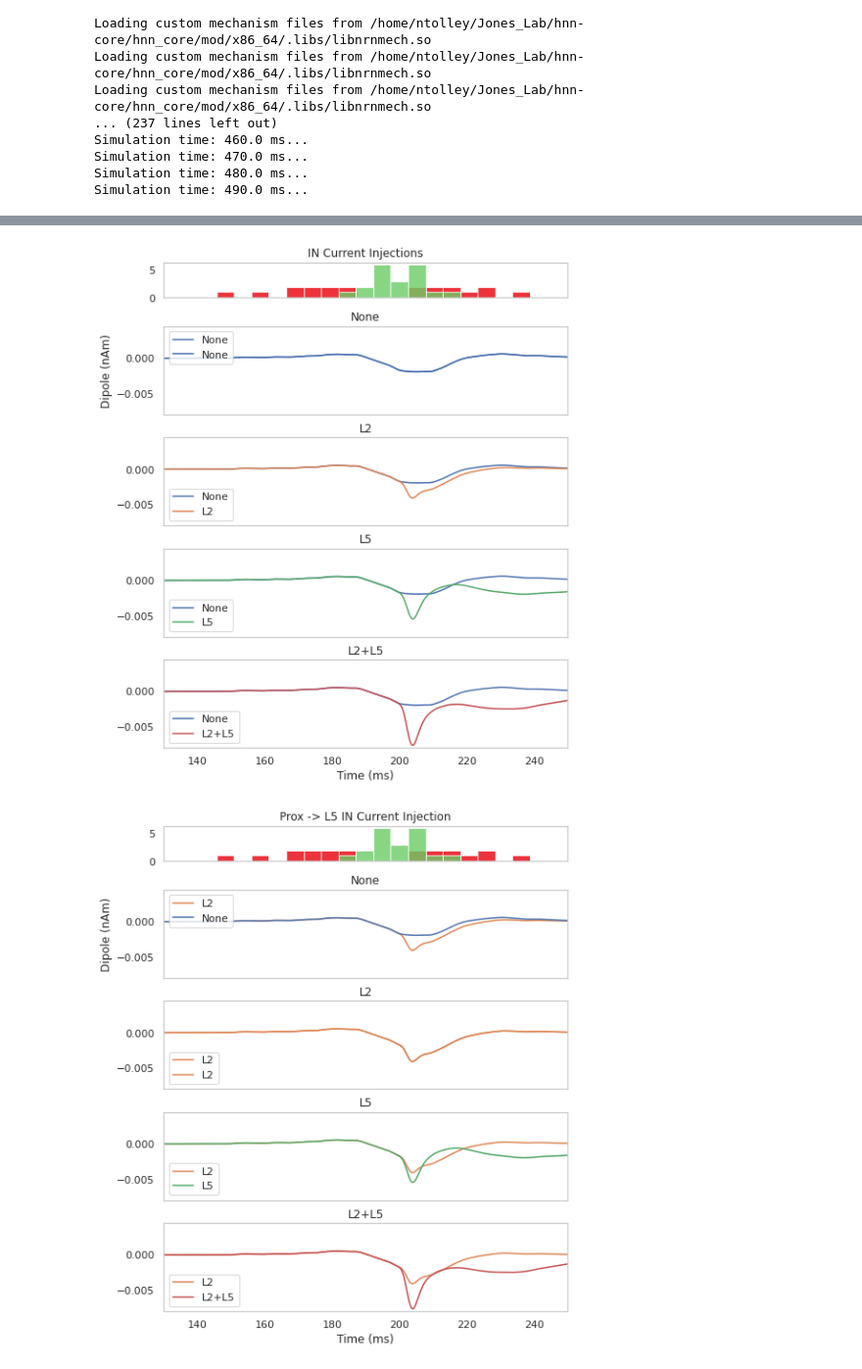
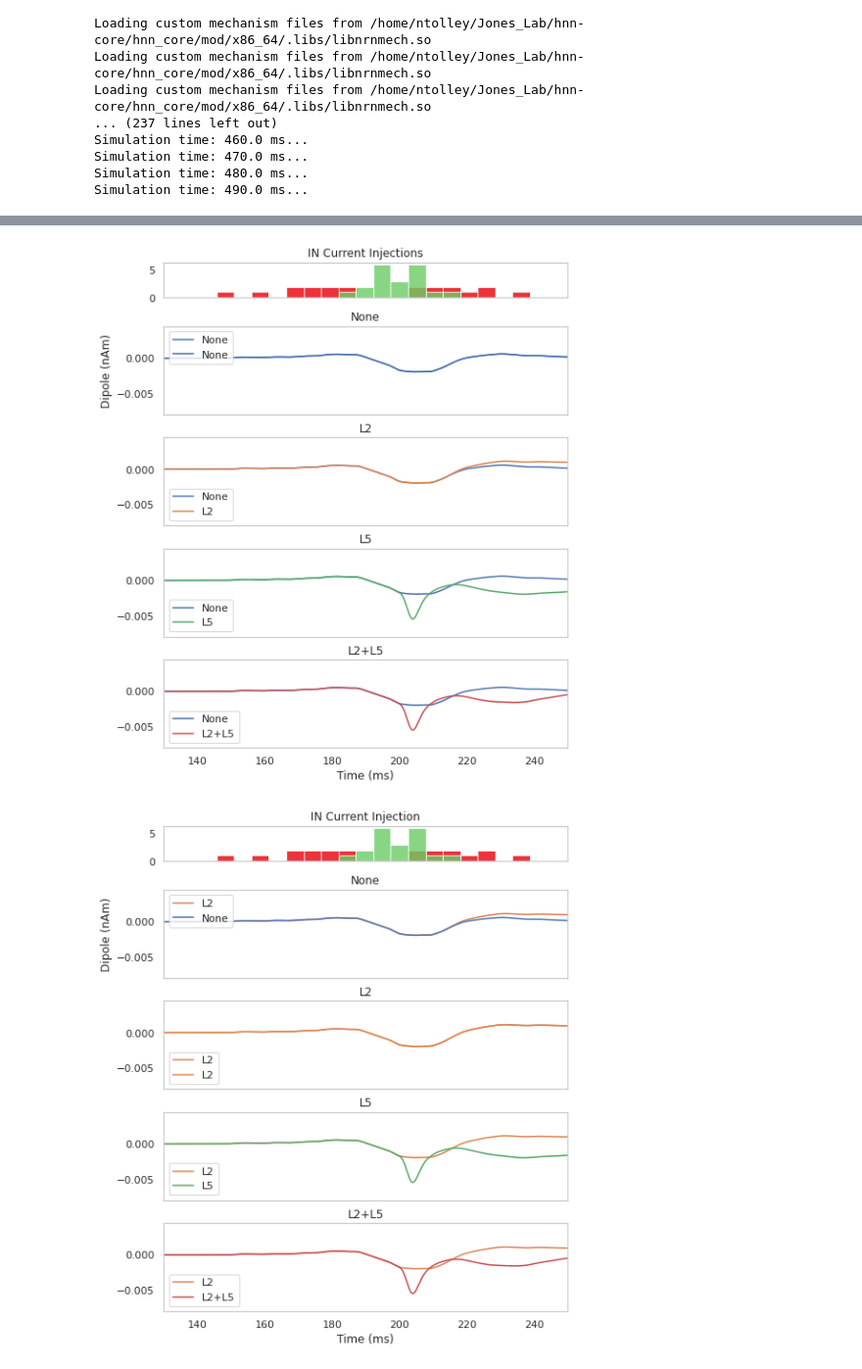
Before and after one commit to rythorpe/beta_modeling, a Jupyter notebook: law_beta_IN_current_injection.ipynb, the cells around one changed output, grey strips where cells are left out. Shown at 98% size. Cells and saved outputs as stored; diff of their text form; code cells hidden in the pictures.

Commit message:
Good figures for IN current injections

```diff
--- a/law_beta_IN_current_injection.ipynb
+++ b/law_beta_IN_current_injection.ipynb
@@ -128,19 +128,23 @@ assert len(gabab_conns) == 1
 net.connectivity[gabaa_conns[0]]['nc_dict']['A_weight'] *= 10
 
 l2IN_l2pyr_conns = pick_connection(net, src_gids='L2_basket', target_gids='L2_pyramidal')
+assert len(l2IN_l2pyr_conns) == 2
+for conn_idx in l2IN_l2pyr_conns:
+    net.connectivity[conn_idx]['nc_dict']['A_weight'] = 0.0
 
+l2_inj_time = 210.0
+l5_inj_time = 200.0
 
-inj_time = 200.0
 net_none = net.copy()
 net_l2 = net.copy()
 net_l5 = net.copy()
 net_l2_l5 = net_l2.copy()
 
-net_l2.add_tonic_bias(cell_type='L2_basket', amplitude=0.5, t0=inj_time, tstop=inj_time+1.0)
-net_l5.add_tonic_bias(cell_type='L5_basket', amplitude=0.5, t0=inj_time, tstop=inj_time+1.0)
+net_l2.add_tonic_bias(cell_type='L2_basket', amplitude=0.5, t0=l2_inj_time, tstop=l2_inj_time+1.0)
+net_l5.add_tonic_bias(cell_type='L5_basket', amplitude=0.5, t0=l5_inj_time, tstop=l5_inj_time+1.0)
 
-net_l2_l5.add_tonic_bias(cell_type='L2_basket', amplitude=0.5, t0=inj_time, tstop=inj_time+1.0)
-net_l2_l5.add_tonic_bias(cell_type='L5_basket', amplitude=0.5, t0=inj_time, tstop=inj_time+1.0)
+net_l2_l5.add_tonic_bias(cell_type='L2_basket', amplitude=0.5, t0=l2_inj_time, tstop=l2_inj_time+1.0)
+net_l2_l5.add_tonic_bias(cell_type='L5_basket', amplitude=0.5, t0=l5_inj_time, tstop=l5_inj_time+1.0)
 # %%
 with MPIBackend(n_procs=8):
     dpl_none = simulate_dipole(net_none, tstop=500.0)
@@ -251,7 +255,7 @@ for ax in axes:
 plt.xlim([130,250])
 plt.savefig('u19_page2_figures/current_injection_none_compare.png')
 # %% [output]
-[figure, old version]
+[figure, new version]
 # %%
 fig, axes = plt.subplots(5, 1, sharex=True, figsize=(7, 8), constrained_layout=True,
                          gridspec_kw={'height_ratios': [0.4, 1 , 1, 1, 1]})
@@ -267,32 +271,32 @@ for idx, dpl in enumerate(dpl_list):
 
     axes[idx+1].plot(times, dpl_l2_smooth, label='L2', color='C1')
     axes[idx+1].plot(times, dpl_smooth, label=labels[idx], color = f'C{idx}')
     axes[idx+1].set_title(labels[idx])
     axes[idx+1].legend()
     axes[idx+1].set_ylim([-0.008, 0.0045])
 
 
 p_mask = np.array(net_list[0].cell_response.spike_types[0]) == 'Proximal Drive'
 d_mask = np.array(net_list[0].cell_response.spike_types[0]) == 'Distal Drive'
 p_times = np.array(net_list[0].cell_response.spike_times[0])[p_mask]
 d_times = np.array(net_list[0].cell_response.spike_times[0])[d_mask]
 bins = np.linspace(125, 275, 30)
 axes[0].hist(p_times, color="#E8000B", label='Proximal', alpha=0.8, bins=bins)
 axes[0].hist(d_times, color="#6ACC65", label='Distal', alpha=0.8, bins=bins)
 
-axes[0].set_title('Prox -> L5 IN Current Injection')
+axes[0].set_title('IN Current Injection')
 
 axes[2].set_xlabel('')
 axes[4].set_xlabel('Time (ms)')
 axes[1].set_ylabel('Dipole (nAm)')
 axes[1].legend(loc='upper left')
 
 
 
 for ax in axes:
     ax.grid(False)
 
 plt.xlim([130,250])
 plt.savefig('u19_page2_figures/current_injection_l2_compare.png')
 # %% [output]
-[figure, old version]
+[figure, new version]
```
Also changed, not shown: parts of 3 cells of this notebook.
